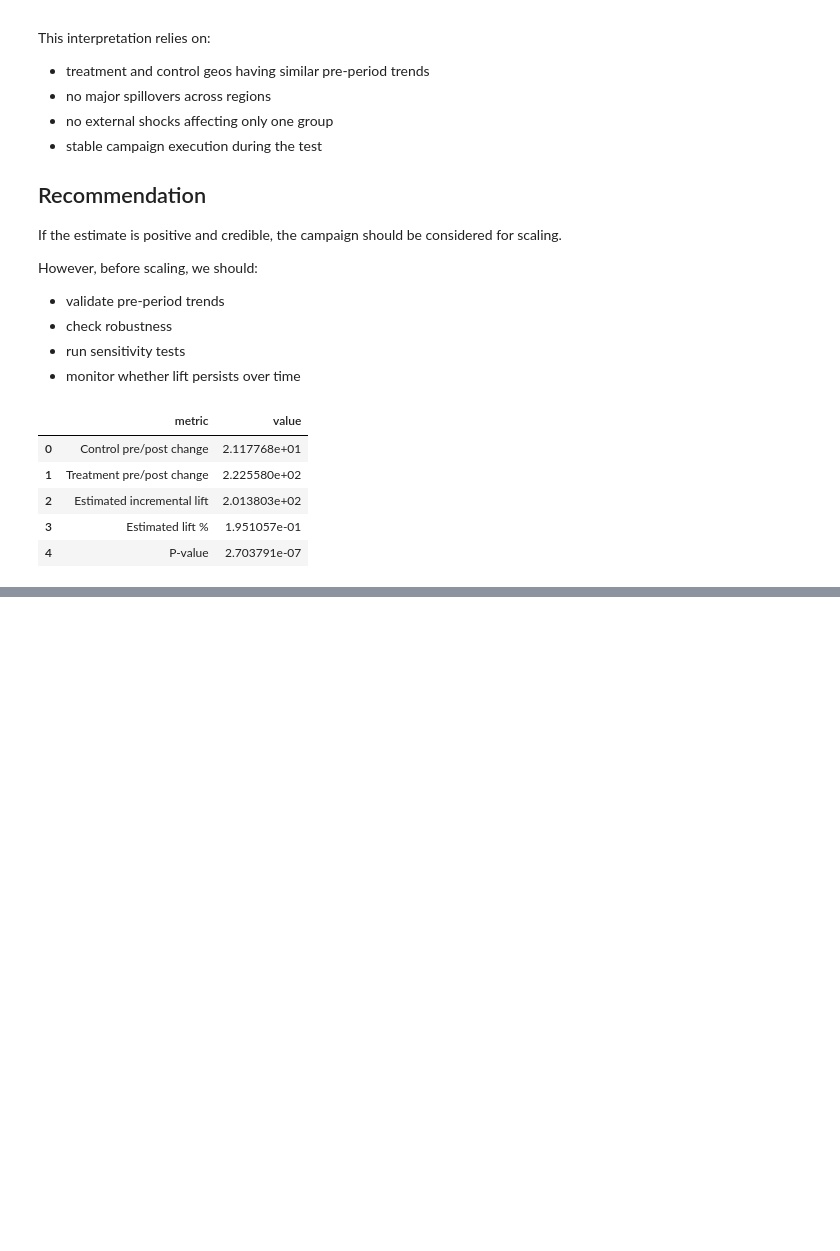
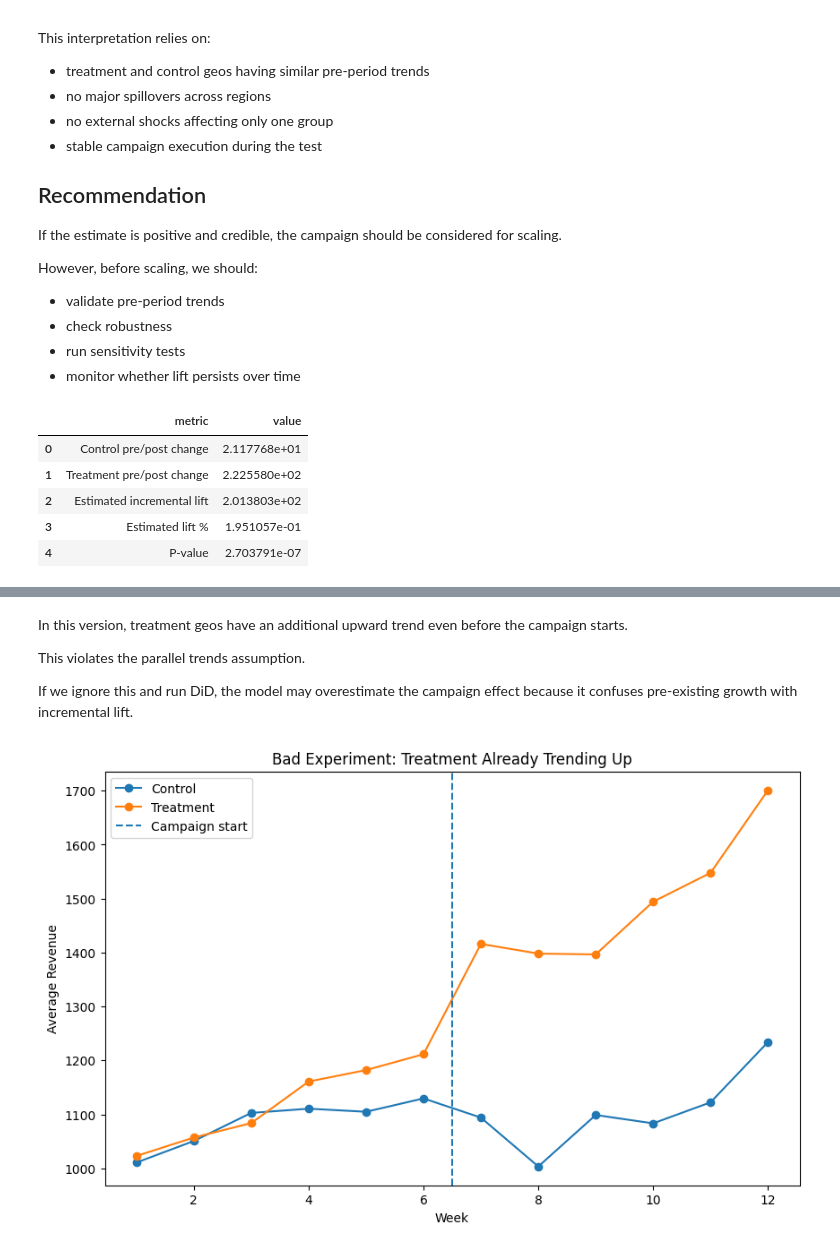
Before and after one commit to abhinav-sharma15/marketing-measurement-system, a Jupyter notebook: notebooks/01_geo_lift_did_colab.ipynb, the cells around one changed output, grey strips where cells are left out. Saved outputs shown, nothing was run; the diff lists cells and outputs as text; code cells hidden in the pictures; blank space fills up the shorter version.

Commit message:
Add DiD diagnostics and bad experiment analysis

```diff
--- a/notebooks/01_geo_lift_did_colab.ipynb
+++ b/notebooks/01_geo_lift_did_colab.ipynb
@@ -414,0 +429,19 @@ summary
+# %%
+df_bad = df.copy()
+
+df_bad["hidden_treatment_trend"] = (
+    df_bad["treatment"] *
+    df_bad["week"] *
+    25
+)
+
+df_bad["revenue_bad"] = (
+    df_bad["geo_baseline"]
+    + df_bad["time_trend"]
+    + df_bad["seasonality"]
+    + df_bad["hidden_treatment_trend"]
+    + df_bad["treatment_effect"]
+    + df_bad["noise"]
+)
+
+df_bad.head()
@@ -414,0 +455,27 @@ summary
+# %% [markdown]
+In this version, treatment geos have an additional upward trend even before the campaign starts.
+
+This violates the parallel trends assumption.
+
+If we ignore this and run DiD, the model may overestimate the campaign effect because it confuses pre-existing growth with incremental lift.
+# %%
+bad_trend = (
+    df_bad.groupby(["week", "treatment"])["revenue_bad"]
+    .mean()
+    .reset_index()
+)
+
+plt.figure(figsize=(10, 6))
+
+for treatment_value, label in [(0, "Control"), (1, "Treatment")]:
+    subset = bad_trend[bad_trend["treatment"] == treatment_value]
+    plt.plot(subset["week"], subset["revenue_bad"], marker="o", label=label)
+
+plt.axvline(6.5, linestyle="--", label="Campaign start")
+plt.title("Bad Experiment: Treatment Already Trending Up")
+plt.xlabel("Week")
+plt.ylabel("Average Revenue")
+plt.legend()
+plt.show()
+# %% [output]
+[figure, added]
```
Also changed, not shown: parts of 16 cells of this notebook.
